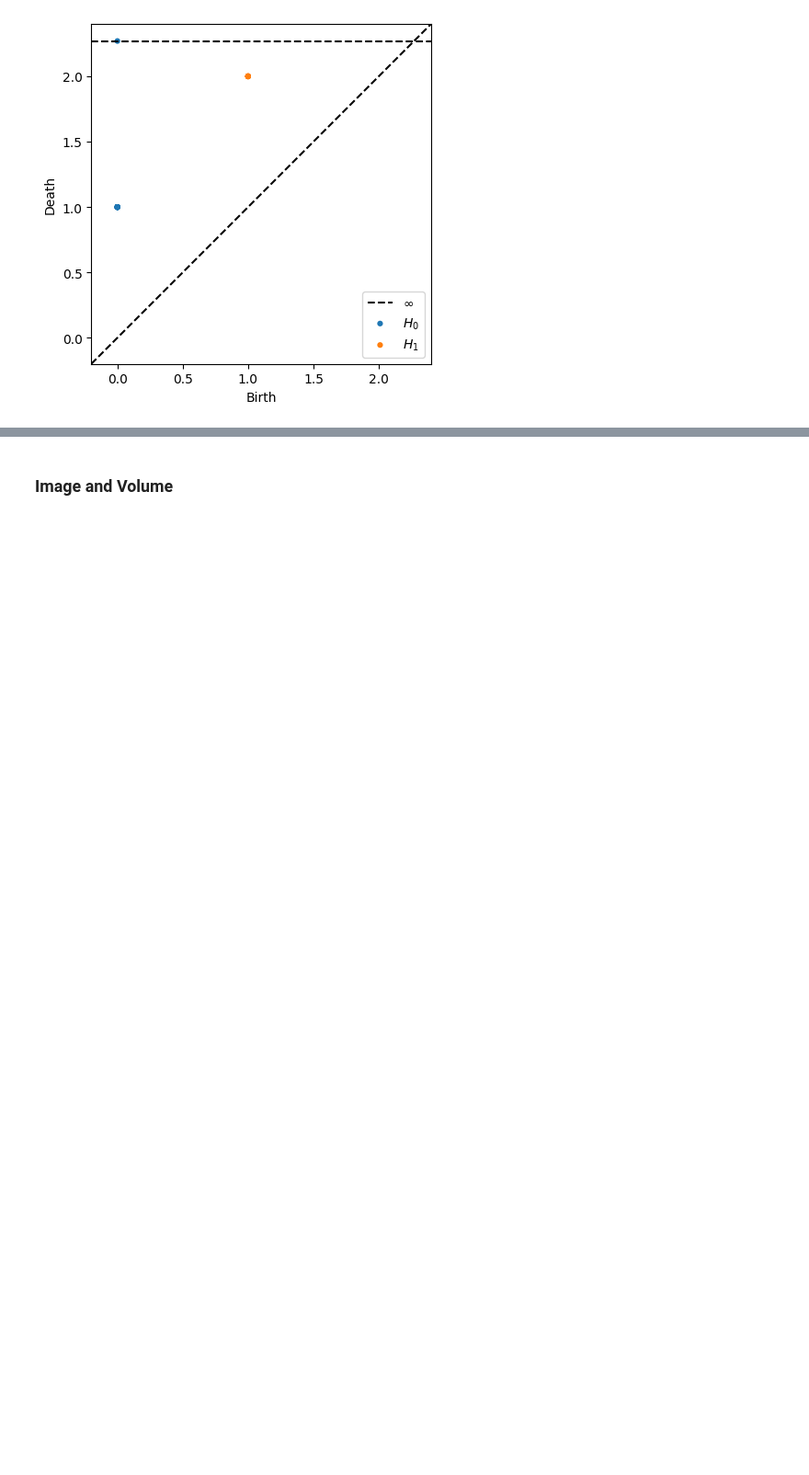
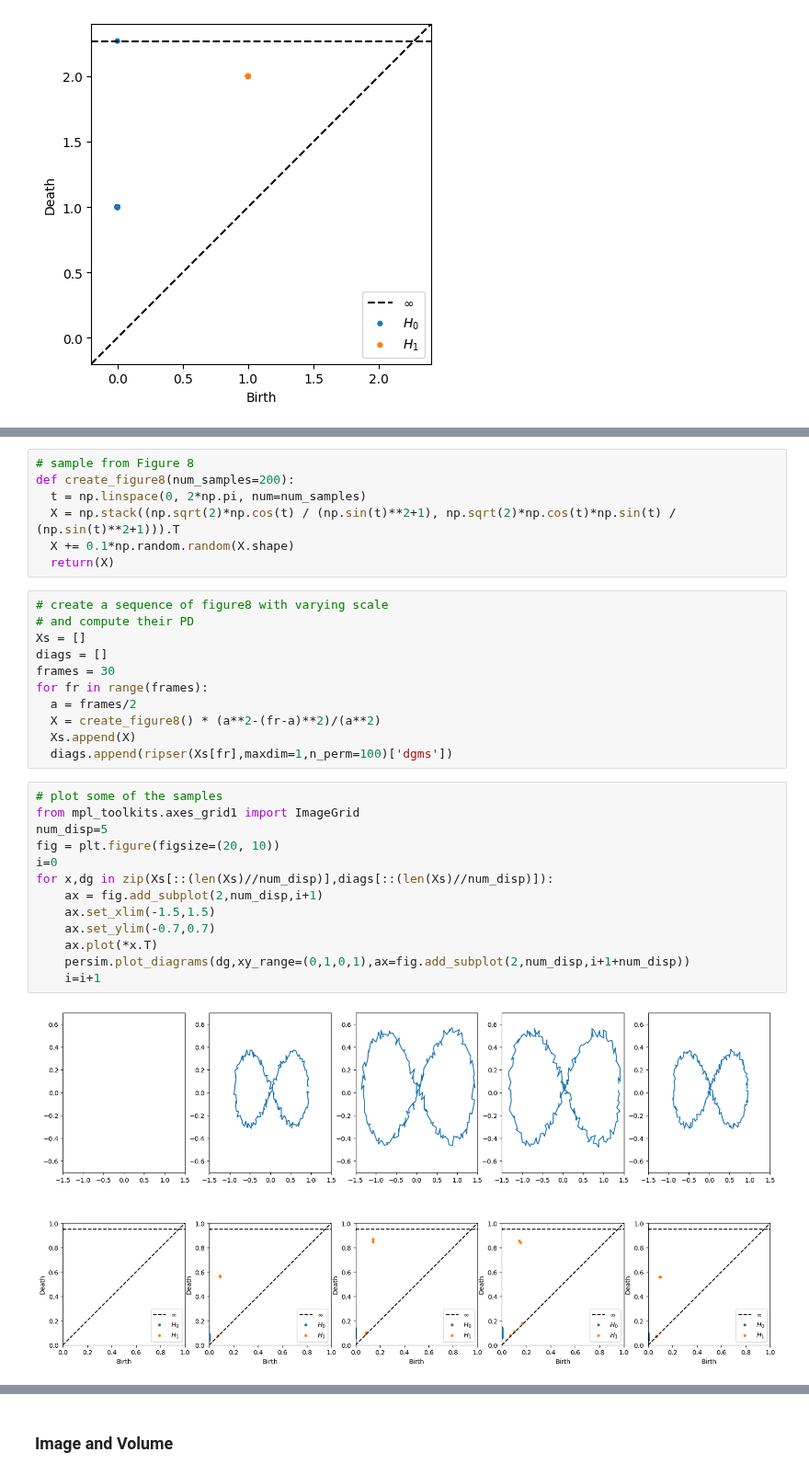
Before and after one commit to shizuo-kaji/TutorialTopologicalDataAnalysis, a Jupyter notebook: TopologicalDataAnalysisWithPython.ipynb, the cells around one changed output, grey strips where cells are left out. Shown at 92% size. Drawn from its saved outputs; the diff is of its cells as text; blank space fills up the shorter version.

```diff
--- a/TopologicalDataAnalysisWithPython.ipynb
+++ b/TopologicalDataAnalysisWithPython.ipynb
@@ -189,0 +196,33 @@ persim.plot_diagrams(diag)
+# %%
+# sample from Figure 8
+def create_figure8(num_samples=200):
+  t = np.linspace(0, 2*np.pi, num=num_samples)
+  X = np.stack((np.sqrt(2)*np.cos(t) / (np.sin(t)**2+1), np.sqrt(2)*np.cos(t)*np.sin(t) / (np.sin(t)**2+1))).T
+  X += 0.1*np.random.random(X.shape)
+  return(X)
+# %%
+# create a sequence of figure8 with varying scale
+# and compute their PD
+Xs = []
+diags = []
+frames = 30
+for fr in range(frames):
+  a = frames/2
+  X = create_figure8() * (a**2-(fr-a)**2)/(a**2)
+  Xs.append(X)
+  diags.append(ripser(Xs[fr],maxdim=1,n_perm=100)['dgms'])
+# %%
+# plot some of the samples
+from mpl_toolkits.axes_grid1 import ImageGrid
+num_disp=5
+fig = plt.figure(figsize=(20, 10))
+i=0
+for x,dg in zip(Xs[::(len(Xs)//num_disp)],diags[::(len(Xs)//num_disp)]):
+    ax = fig.add_subplot(2,num_disp,i+1)
+    ax.set_xlim(-1.5,1.5)
+    ax.set_ylim(-0.7,0.7)
+    ax.plot(*x.T)
+    persim.plot_diagrams(dg,xy_range=(0,1,0,1),ax=fig.add_subplot(2,num_disp,i+1+num_disp))
+    i=i+1
+# %% [output]
+[figure, added]
```
Also changed, not shown: parts of 4 cells of this notebook.
